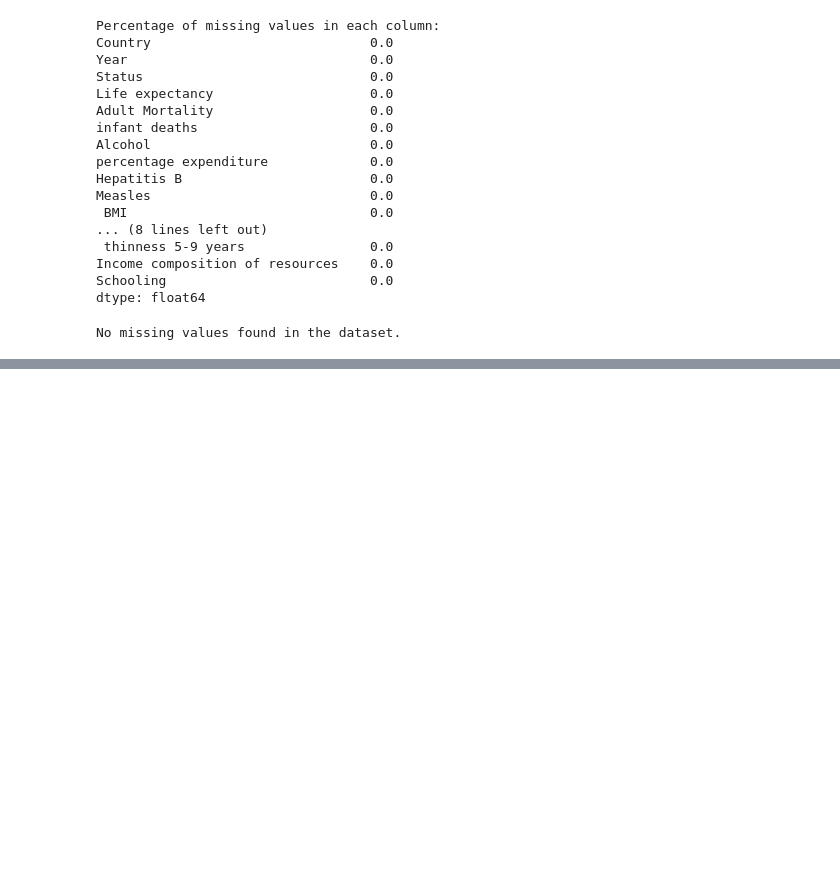
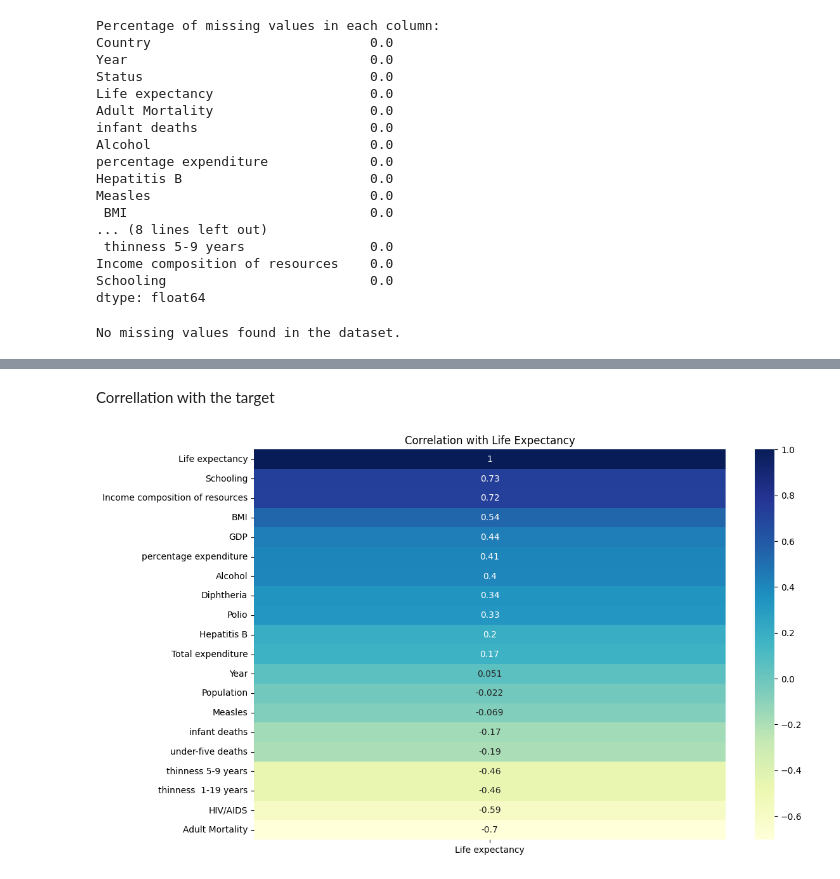
Before and after one commit to Tusiime-J/GROUP-A-Data-Science, a Jupyter notebook: life_expectancy.ipynb, the cells around one changed output, grey strips where cells are left out. Drawn from its saved outputs; the diff is of its cells as text; code cells hidden in the pictures; blank space fills up the shorter version.

```diff
--- a/life_expectancy.ipynb
+++ b/life_expectancy.ipynb
@@ -132,0 +191,13 @@ No missing values found in the dataset.
+# %% [markdown]
+Correllation with the target
+# %%
+
+
+plt.figure(figsize=(12, 8))
+corr_matrix = df_cleaned.corr(numeric_only=True)
+sns.heatmap(corr_matrix[['Life expectancy']].sort_values(by='Life expectancy', ascending=False),
+            annot=True, cmap='YlGnBu')
+plt.title('Correlation with Life Expectancy')
+plt.show()
+# %% [output]
+[figure, added]
```
Also changed, not shown: parts of 15 cells of this notebook.
